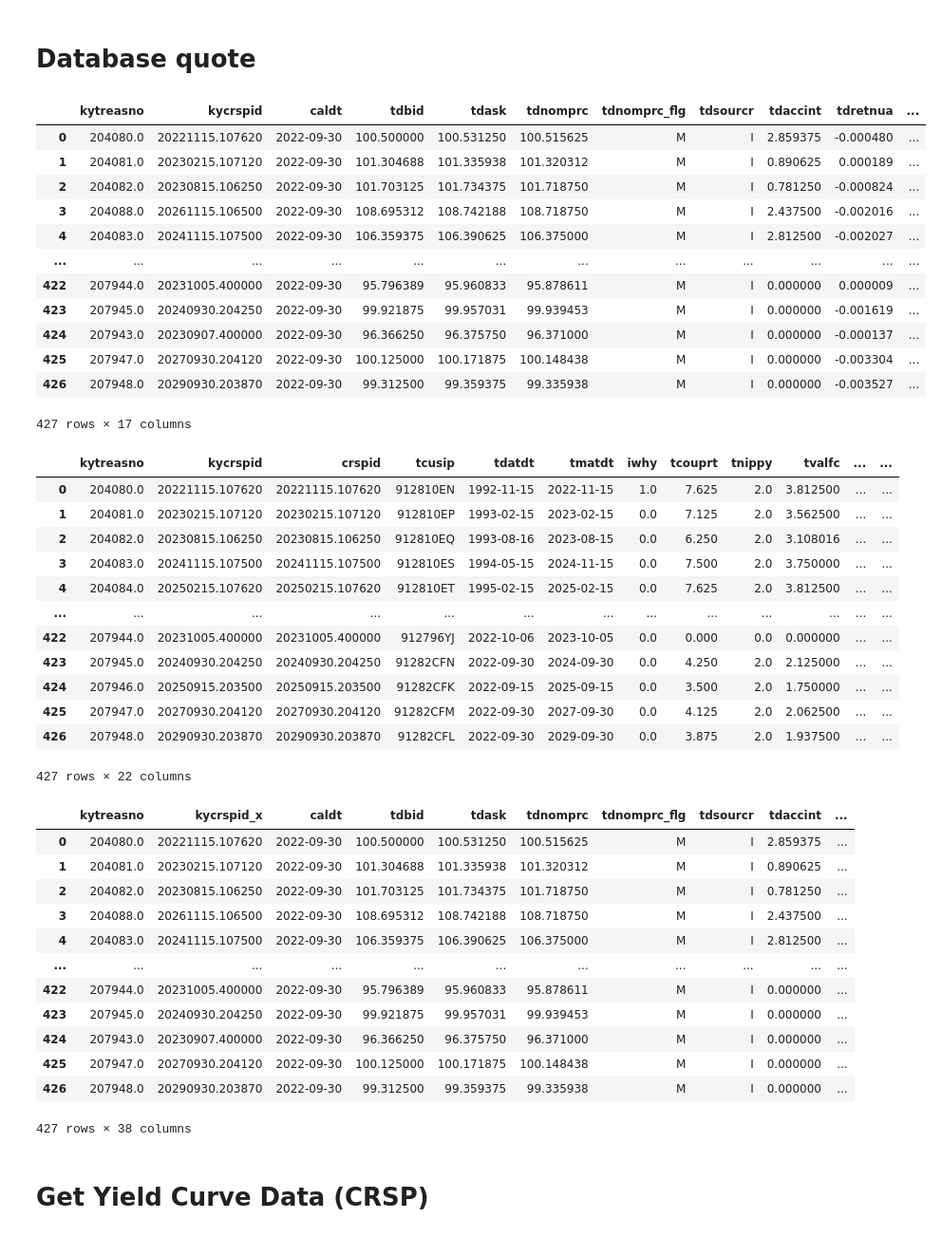
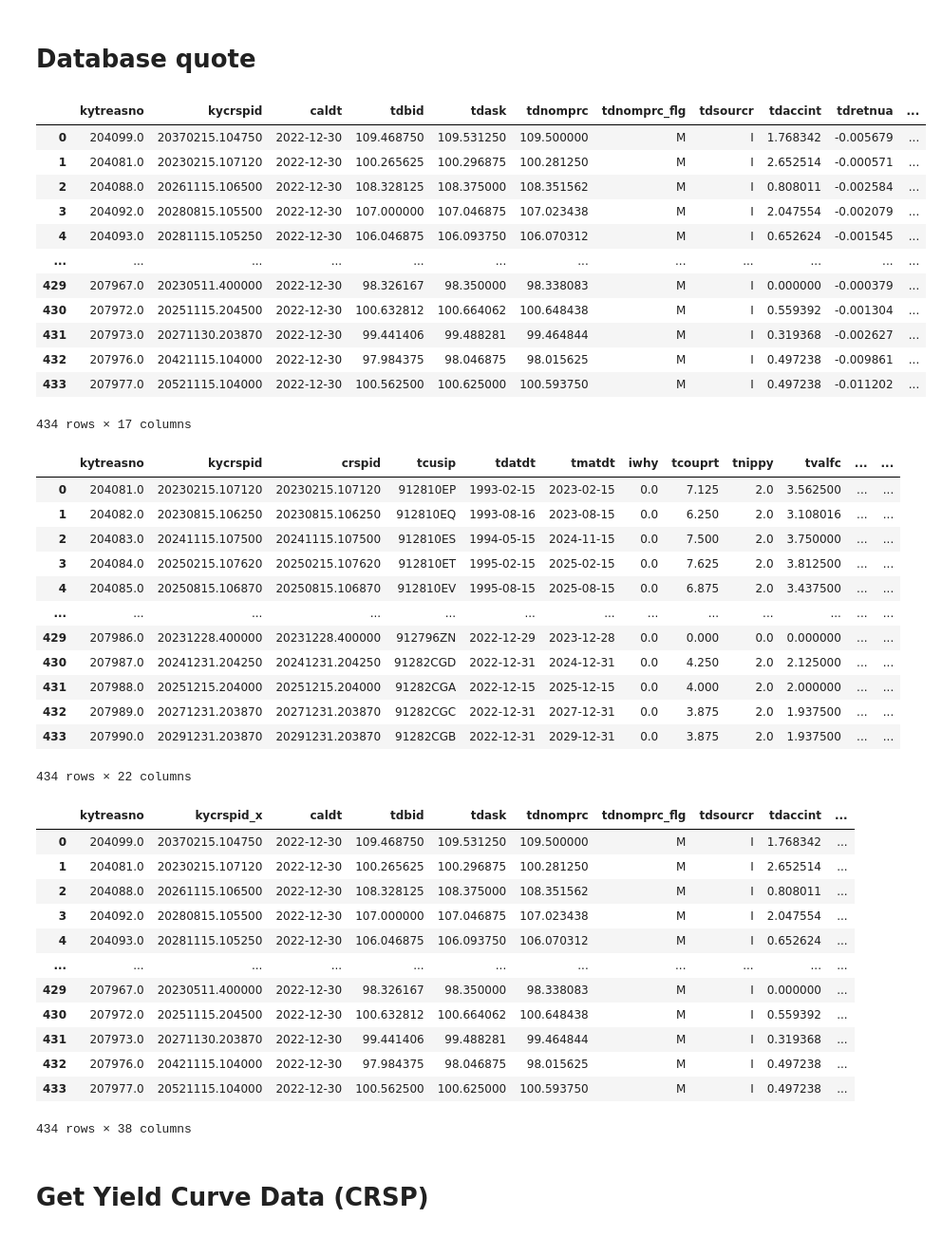
Before and after one commit to madison-rusch/finm-fixedincome-2023, a Jupyter notebook: build_data/WRDS_Treasuries.ipynb, the cells around one changed output. Shown: that part at 95% size. Saved outputs shown, nothing was run; the diff lists cells and outputs as text; code cells hidden in the pictures.

```diff
--- a/build_data/WRDS_Treasuries.ipynb
+++ b/build_data/WRDS_Treasuries.ipynb
@@ -96,24 +96,24 @@ Approximately 3266406 rows in crsp_m_treasuries.tfz_dly.
 # %% [markdown]
 # Database quote
 # %%
-DATE = '2022-09-30'
+DATE = '2022-12-30'
 SQL_QUERY = f'select * from crsp_m_treasuries.tfz_dly where caldt=\'{DATE}\''
 data_quotes = db.raw_sql(SQL_QUERY)
 data_quotes
 # %% [output]
 |  | kytreasno | kycrspid | caldt | tdbid | tdask | tdnomprc | tdnomprc_flg | tdsourcr | tdaccint | tdretnua | ... |
-| 0 | 204080.0 | 20221115.107620 | 2022-09-30 | 100.500000 | 100.531250 | 100.515625 | M | I | 2.859375 | -0.000480 | ... |
-| 1 | 204081.0 | 20230215.107120 | 2022-09-30 | 101.304688 | 101.335938 | 101.320312 | M | I | 0.890625 | 0.000189 | ... |
-| 2 | 204082.0 | 20230815.106250 | 2022-09-30 | 101.703125 | 101.734375 | 101.718750 | M | I | 0.781250 | -0.000824 | ... |
-| 3 | 204088.0 | 20261115.106500 | 2022-09-30 | 108.695312 | 108.742188 | 108.718750 | M | I | 2.437500 | -0.002016 | ... |
-| 4 | 204083.0 | 20241115.107500 | 2022-09-30 | 106.359375 | 106.390625 | 106.375000 | M | I | 2.812500 | -0.002027 | ... |
+| 0 | 204099.0 | 20370215.104750 | 2022-12-30 | 109.468750 | 109.531250 | 109.500000 | M | I | 1.768342 | -0.005679 | ... |
+| 1 | 204081.0 | 20230215.107120 | 2022-12-30 | 100.265625 | 100.296875 | 100.281250 | M | I | 2.652514 | -0.000571 | ... |
+| 2 | 204088.0 | 20261115.106500 | 2022-12-30 | 108.328125 | 108.375000 | 108.351562 | M | I | 0.808011 | -0.002584 | ... |
+| 3 | 204092.0 | 20280815.105500 | 2022-12-30 | 107.000000 | 107.046875 | 107.023438 | M | I | 2.047554 | -0.002079 | ... |
+| 4 | 204093.0 | 20281115.105250 | 2022-12-30 | 106.046875 | 106.093750 | 106.070312 | M | I | 0.652624 | -0.001545 | ... |
 | ... | ... | ... | ... | ... | ... | ... | ... | ... | ... | ... | ... |
-| 422 | 207944.0 | 20231005.400000 | 2022-09-30 | 95.796389 | 95.960833 | 95.878611 | M | I | 0.000000 | 0.000009 | ... |
-| 423 | 207945.0 | 20240930.204250 | 2022-09-30 | 99.921875 | 99.957031 | 99.939453 | M | I | 0.000000 | -0.001619 | ... |
-| 424 | 207943.0 | 20230907.400000 | 2022-09-30 | 96.366250 | 96.375750 | 96.371000 | M | I | 0.000000 | -0.000137 | ... |
-| 425 | 207947.0 | 20270930.204120 | 2022-09-30 | 100.125000 | 100.171875 | 100.148438 | M | I | 0.000000 | -0.003304 | ... |
-| 426 | 207948.0 | 20290930.203870 | 2022-09-30 | 99.312500 | 99.359375 | 99.335938 | M | I | 0.000000 | -0.003527 | ... |
+| 429 | 207967.0 | 20230511.400000 | 2022-12-30 | 98.326167 | 98.350000 | 98.338083 | M | I | 0.000000 | -0.000379 | ... |
+| 430 | 207972.0 | 20251115.204500 | 2022-12-30 | 100.632812 | 100.664062 | 100.648438 | M | I | 0.559392 | -0.001304 | ... |
+| 431 | 207973.0 | 20271130.203870 | 2022-12-30 | 99.441406 | 99.488281 | 99.464844 | M | I | 0.319368 | -0.002627 | ... |
+| 432 | 207976.0 | 20421115.104000 | 2022-12-30 | 97.984375 | 98.046875 | 98.015625 | M | I | 0.497238 | -0.009861 | ... |
+| 433 | 207977.0 | 20521115.104000 | 2022-12-30 | 100.562500 | 100.625000 | 100.593750 | M | I | 0.497238 | -0.011202 | ... |
-427 rows × 17 columns
+434 rows × 17 columns
 # %%
 KEYS = tuple(data_quotes['kytreasno'])
 SQL_QUERY = f'select * from crsp_m_treasuries.tfz_iss where kytreasno in {KEYS}'
@@ -121,35 +121,35 @@ data_iss = db.raw_sql(SQL_QUERY)
 data_iss
 # %% [output]
 |  | kytreasno | kycrspid | crspid | tcusip | tdatdt | tmatdt | iwhy | tcouprt | tnippy | tvalfc | ... | ... |
-| 0 | 204080.0 | 20221115.107620 | 20221115.107620 | 912810EN | 1992-11-15 | 2022-11-15 | 1.0 | 7.625 | 2.0 | 3.812500 | ... | ... |
-| 1 | 204081.0 | 20230215.107120 | 20230215.107120 | 912810EP | 1993-02-15 | 2023-02-15 | 0.0 | 7.125 | 2.0 | 3.562500 | ... | ... |
-| 2 | 204082.0 | 20230815.106250 | 20230815.106250 | 912810EQ | 1993-08-16 | 2023-08-15 | 0.0 | 6.250 | 2.0 | 3.108016 | ... | ... |
-| 3 | 204083.0 | 20241115.107500 | 20241115.107500 | 912810ES | 1994-05-15 | 2024-11-15 | 0.0 | 7.500 | 2.0 | 3.750000 | ... | ... |
-| 4 | 204084.0 | 20250215.107620 | 20250215.107620 | 912810ET | 1995-02-15 | 2025-02-15 | 0.0 | 7.625 | 2.0 | 3.812500 | ... | ... |
+| 0 | 204081.0 | 20230215.107120 | 20230215.107120 | 912810EP | 1993-02-15 | 2023-02-15 | 0.0 | 7.125 | 2.0 | 3.562500 | ... | ... |
+| 1 | 204082.0 | 20230815.106250 | 20230815.106250 | 912810EQ | 1993-08-16 | 2023-08-15 | 0.0 | 6.250 | 2.0 | 3.108016 | ... | ... |
+| 2 | 204083.0 | 20241115.107500 | 20241115.107500 | 912810ES | 1994-05-15 | 2024-11-15 | 0.0 | 7.500 | 2.0 | 3.750000 | ... | ... |
+| 3 | 204084.0 | 20250215.107620 | 20250215.107620 | 912810ET | 1995-02-15 | 2025-02-15 | 0.0 | 7.625 | 2.0 | 3.812500 | ... | ... |
+| 4 | 204085.0 | 20250815.106870 | 20250815.106870 | 912810EV | 1995-08-15 | 2025-08-15 | 0.0 | 6.875 | 2.0 | 3.437500 | ... | ... |
 | ... | ... | ... | ... | ... | ... | ... | ... | ... | ... | ... | ... | ... |
-| 422 | 207944.0 | 20231005.400000 | 20231005.400000 | 912796YJ | 2022-10-06 | 2023-10-05 | 0.0 | 0.000 | 0.0 | 0.000000 | ... | ... |
-| 423 | 207945.0 | 20240930.204250 | 20240930.204250 | 91282CFN | 2022-09-30 | 2024-09-30 | 0.0 | 4.250 | 2.0 | 2.125000 | ... | ... |
-| 424 | 207946.0 | 20250915.203500 | 20250915.203500 | 91282CFK | 2022-09-15 | 2025-09-15 | 0.0 | 3.500 | 2.0 | 1.750000 | ... | ... |
-| 425 | 207947.0 | 20270930.204120 | 20270930.204120 | 91282CFM | 2022-09-30 | 2027-09-30 | 0.0 | 4.125 | 2.0 | 2.062500 | ... | ... |
-| 426 | 207948.0 | 20290930.203870 | 20290930.203870 | 91282CFL | 2022-09-30 | 2029-09-30 | 0.0 | 3.875 | 2.0 | 1.937500 | ... | ... |
+| 429 | 207986.0 | 20231228.400000 | 20231228.400000 | 912796ZN | 2022-12-29 | 2023-12-28 | 0.0 | 0.000 | 0.0 | 0.000000 | ... | ... |
+| 430 | 207987.0 | 20241231.204250 | 20241231.204250 | 91282CGD | 2022-12-31 | 2024-12-31 | 0.0 | 4.250 | 2.0 | 2.125000 | ... | ... |
+| 431 | 207988.0 | 20251215.204000 | 20251215.204000 | 91282CGA | 2022-12-15 | 2025-12-15 | 0.0 | 4.000 | 2.0 | 2.000000 | ... | ... |
+| 432 | 207989.0 | 20271231.203870 | 20271231.203870 | 91282CGC | 2022-12-31 | 2027-12-31 | 0.0 | 3.875 | 2.0 | 1.937500 | ... | ... |
+| 433 | 207990.0 | 20291231.203870 | 20291231.203870 | 91282CGB | 2022-12-31 | 2029-12-31 | 0.0 | 3.875 | 2.0 | 1.937500 | ... | ... |
-427 rows × 22 columns
+434 rows × 22 columns
 # %%
 data = data_quotes.merge(data_iss, on='kytreasno')
 data
 # %% [output]
 |  | kytreasno | kycrspid_x | caldt | tdbid | tdask | tdnomprc | tdnomprc_flg | tdsourcr | tdaccint | ... |
-| 0 | 204080.0 | 20221115.107620 | 2022-09-30 | 100.500000 | 100.531250 | 100.515625 | M | I | 2.859375 | ... |
-| 1 | 204081.0 | 20230215.107120 | 2022-09-30 | 101.304688 | 101.335938 | 101.320312 | M | I | 0.890625 | ... |
-| 2 | 204082.0 | 20230815.106250 | 2022-09-30 | 101.703125 | 101.734375 | 101.718750 | M | I | 0.781250 | ... |
-| 3 | 204088.0 | 20261115.106500 | 2022-09-30 | 108.695312 | 108.742188 | 108.718750 | M | I | 2.437500 | ... |
-| 4 | 204083.0 | 20241115.107500 | 2022-09-30 | 106.359375 | 106.390625 | 106.375000 | M | I | 2.812500 | ... |
+| 0 | 204099.0 | 20370215.104750 | 2022-12-30 | 109.468750 | 109.531250 | 109.500000 | M | I | 1.768342 | ... |
+| 1 | 204081.0 | 20230215.107120 | 2022-12-30 | 100.265625 | 100.296875 | 100.281250 | M | I | 2.652514 | ... |
+| 2 | 204088.0 | 20261115.106500 | 2022-12-30 | 108.328125 | 108.375000 | 108.351562 | M | I | 0.808011 | ... |
+| 3 | 204092.0 | 20280815.105500 | 2022-12-30 | 107.000000 | 107.046875 | 107.023438 | M | I | 2.047554 | ... |
+| 4 | 204093.0 | 20281115.105250 | 2022-12-30 | 106.046875 | 106.093750 | 106.070312 | M | I | 0.652624 | ... |
 | ... | ... | ... | ... | ... | ... | ... | ... | ... | ... | ... |
-| 422 | 207944.0 | 20231005.400000 | 2022-09-30 | 95.796389 | 95.960833 | 95.878611 | M | I | 0.000000 | ... |
-| 423 | 207945.0 | 20240930.204250 | 2022-09-30 | 99.921875 | 99.957031 | 99.939453 | M | I | 0.000000 | ... |
-| 424 | 207943.0 | 20230907.400000 | 2022-09-30 | 96.366250 | 96.375750 | 96.371000 | M | I | 0.000000 | ... |
-| 425 | 207947.0 | 20270930.204120 | 2022-09-30 | 100.125000 | 100.171875 | 100.148438 | M | I | 0.000000 | ... |
-| 426 | 207948.0 | 20290930.203870 | 2022-09-30 | 99.312500 | 99.359375 | 99.335938 | M | I | 0.000000 | ... |
+| 429 | 207967.0 | 20230511.400000 | 2022-12-30 | 98.326167 | 98.350000 | 98.338083 | M | I | 0.000000 | ... |
+| 430 | 207972.0 | 20251115.204500 | 2022-12-30 | 100.632812 | 100.664062 | 100.648438 | M | I | 0.559392 | ... |
+| 431 | 207973.0 | 20271130.203870 | 2022-12-30 | 99.441406 | 99.488281 | 99.464844 | M | I | 0.319368 | ... |
+| 432 | 207976.0 | 20421115.104000 | 2022-12-30 | 97.984375 | 98.046875 | 98.015625 | M | I | 0.497238 | ... |
+| 433 | 207977.0 | 20521115.104000 | 2022-12-30 | 100.562500 | 100.625000 | 100.593750 | M | I | 0.497238 | ... |
-427 rows × 38 columns
+434 rows × 38 columns
 # %% [markdown]
 # Get Yield Curve Data (CRSP)
 # %%
```
Also changed, not shown: parts of 4 cells of this notebook, 8 other files.
